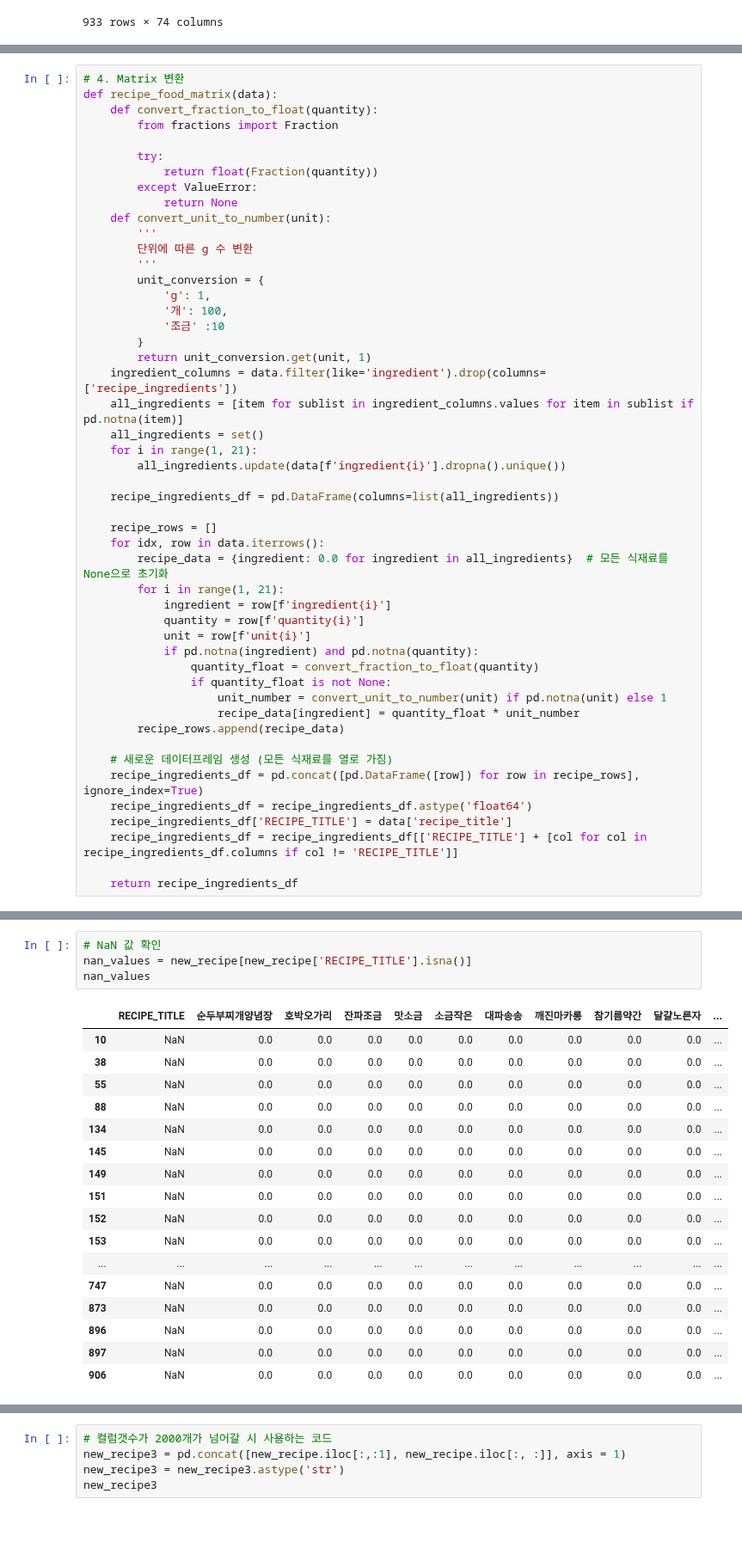
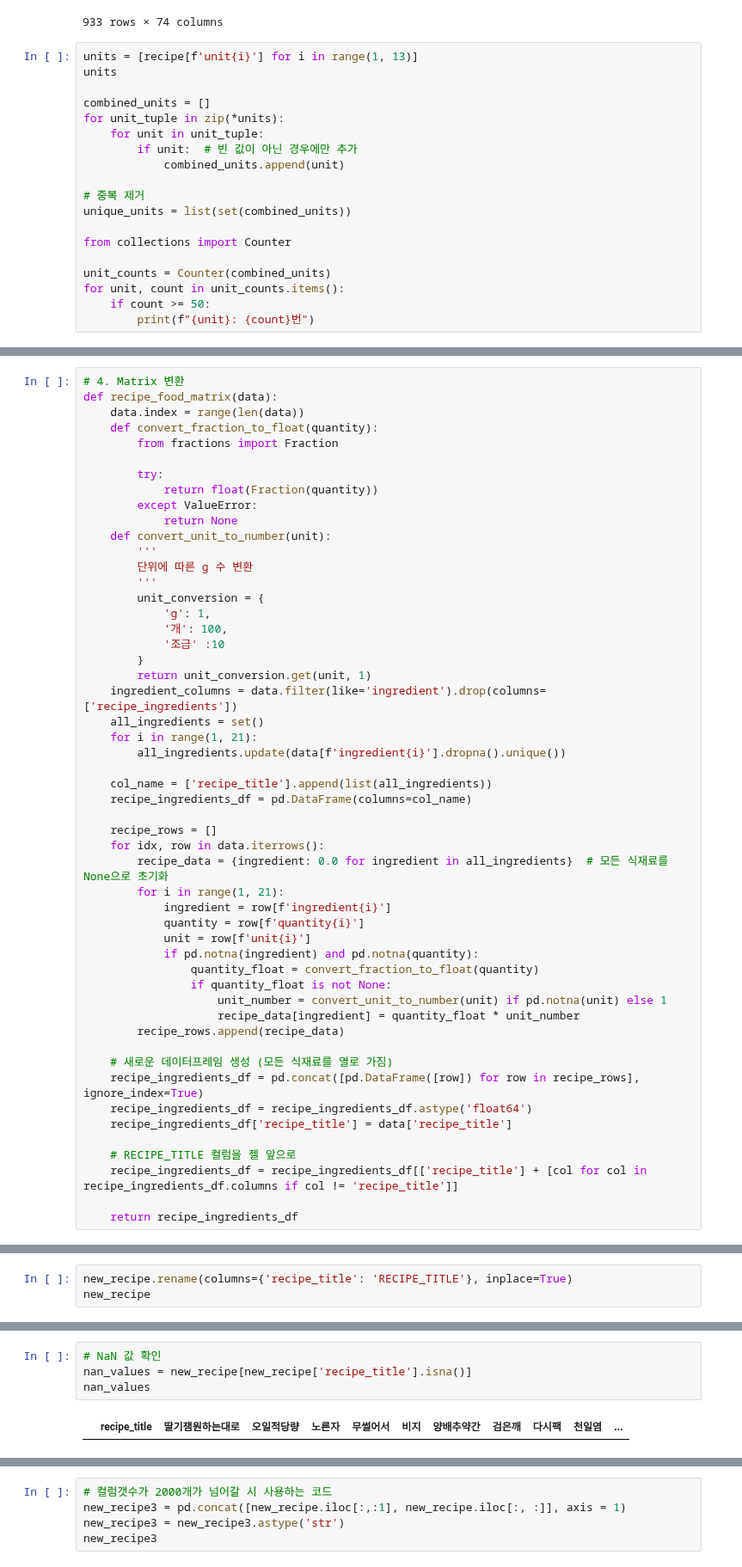
Before and after one commit to kwonhwijun/recipe, a Jupyter notebook: models/insertTest.ipynb, the cells around one changed output, grey strips where cells are left out. Shown at 86% size. Cells and saved outputs as stored; diff of their text form; blank space fills up the shorter version.

```diff
--- a/models/insertTest.ipynb
+++ b/models/insertTest.ipynb
@@ -186,3 +186,22 @@ Row 932: (다시마
 | 998 | < 간식> 감자칩 / 전자렌지 | {'재료': ['감자3개'], '양념': ['케첩적당량']} | 감자 | 3 | 개 | 케첩적당량 |  | None | ... |
 | 999 | 노오븐! 간단한 크렘브륄레 만들기 [NO BAKE] Crem... | {'재료': ['노른자4개', '우유300ml', '설탕50... | 노른자 | 4 | 개 | 우유 | 300 | ml | ... |
 933 rows × 74 columns
+# %%
+units = [recipe[f'unit{i}'] for i in range(1, 13)]
+units
+
+combined_units = []
+for unit_tuple in zip(*units):
+    for unit in unit_tuple:
+        if unit:  # 빈 값이 아닌 경우에만 추가
+            combined_units.append(unit)
+
+# 중복 제거
+unique_units = list(set(combined_units))
+
+from collections import Counter
+
+unit_counts = Counter(combined_units)
+for unit, count in unit_counts.items():
+    if count >= 50:
+        print(f"{unit}: {count}번")
@@ -189,6 +261,7 @@ Row 932: (다시마
 # %%
 # 4. Matrix 변환
 def recipe_food_matrix(data):
+    data.index = range(len(data))
     def convert_fraction_to_float(quantity):
         from fractions import Fraction
 
@@ -207,12 +280,12 @@ def recipe_food_matrix(data):
         }
         return unit_conversion.get(unit, 1)
     ingredient_columns = data.filter(like='ingredient').drop(columns=['recipe_ingredients'])
-    all_ingredients = [item for sublist in ingredient_columns.values for item in sublist if pd.notna(item)]
     all_ingredients = set()
     for i in range(1, 21):
         all_ingredients.update(data[f'ingredient{i}'].dropna().unique())
 
-    recipe_ingredients_df = pd.DataFrame(columns=list(all_ingredients))
+    col_name = ['recipe_title'].append(list(all_ingredients))
+    recipe_ingredients_df = pd.DataFrame(columns=col_name)
 
     recipe_rows = []
     for idx, row in data.iterrows():
@@ -231,8 +304,10 @@ def recipe_food_matrix(data):
     # 새로운 데이터프레임 생성 (모든 식재료를 열로 가짐)
     recipe_ingredients_df = pd.concat([pd.DataFrame([row]) for row in recipe_rows], ignore_index=True)
     recipe_ingredients_df = recipe_ingredients_df.astype('float64')
-    recipe_ingredients_df['RECIPE_TITLE'] = data['recipe_title']
-    recipe_ingredients_df = recipe_ingredients_df[['RECIPE_TITLE'] + [col for col in recipe_ingredients_df.columns if col != 'RECIPE_TITLE']]
+    recipe_ingredients_df['recipe_title'] = data['recipe_title']
+
+    # RECIPE_TITLE 컬럼을 젤 앞으로
+    recipe_ingredients_df = recipe_ingredients_df[['recipe_title'] + [col for col in recipe_ingredients_df.columns if col != 'recipe_title']]
 
     return recipe_ingredients_df
 # %%
@@ -255,0 +319,3 @@ new_recipe
+# %%
+new_recipe.rename(columns={'recipe_title': 'RECIPE_TITLE'}, inplace=True)
+new_recipe
@@ -275,23 +355,7 @@ new_recipe1
 933 rows × 999 columns
 # %%
 # NaN 값 확인
-nan_values = new_recipe[new_recipe['RECIPE_TITLE'].isna()]
+nan_values = new_recipe[new_recipe['recipe_title'].isna()]
 nan_values
 # %% [output]
-|  | RECIPE_TITLE | 순두부찌개양념장 | 호박오가리 | 잔파조금 | 맛소금 | 소금작은 | 대파송송 | 깨진마카롱 | 참기름약간 | 달걀노른자 | ... |
-| 10 | NaN | 0.0 | 0.0 | 0.0 | 0.0 | 0.0 | 0.0 | 0.0 | 0.0 | 0.0 | ... |
-| 38 | NaN | 0.0 | 0.0 | 0.0 | 0.0 | 0.0 | 0.0 | 0.0 | 0.0 | 0.0 | ... |
-| 55 | NaN | 0.0 | 0.0 | 0.0 | 0.0 | 0.0 | 0.0 | 0.0 | 0.0 | 0.0 | ... |
-| 88 | NaN | 0.0 | 0.0 | 0.0 | 0.0 | 0.0 | 0.0 | 0.0 | 0.0 | 0.0 | ... |
-| 134 | NaN | 0.0 | 0.0 | 0.0 | 0.0 | 0.0 | 0.0 | 0.0 | 0.0 | 0.0 | ... |
-| 145 | NaN | 0.0 | 0.0 | 0.0 | 0.0 | 0.0 | 0.0 | 0.0 | 0.0 | 0.0 | ... |
-| 149 | NaN | 0.0 | 0.0 | 0.0 | 0.0 | 0.0 | 0.0 | 0.0 | 0.0 | 0.0 | ... |
-| 151 | NaN | 0.0 | 0.0 | 0.0 | 0.0 | 0.0 | 0.0 | 0.0 | 0.0 | 0.0 | ... |
-| 152 | NaN | 0.0 | 0.0 | 0.0 | 0.0 | 0.0 | 0.0 | 0.0 | 0.0 | 0.0 | ... |
-| 153 | NaN | 0.0 | 0.0 | 0.0 | 0.0 | 0.0 | 0.0 | 0.0 | 0.0 | 0.0 | ... |
-| ... | ... | ... | ... | ... | ... | ... | ... | ... | ... | ... | ... |
-| 747 | NaN | 0.0 | 0.0 | 0.0 | 0.0 | 0.0 | 0.0 | 0.0 | 0.0 | 0.0 | ... |
-| 873 | NaN | 0.0 | 0.0 | 0.0 | 0.0 | 0.0 | 0.0 | 0.0 | 0.0 | 0.0 | ... |
-| 896 | NaN | 0.0 | 0.0 | 0.0 | 0.0 | 0.0 | 0.0 | 0.0 | 0.0 | 0.0 | ... |
-| 897 | NaN | 0.0 | 0.0 | 0.0 | 0.0 | 0.0 | 0.0 | 0.0 | 0.0 | 0.0 | ... |
-| 906 | NaN | 0.0 | 0.0 | 0.0 | 0.0 | 0.0 | 0.0 | 0.0 | 0.0 | 0.0 | ... |
+|  | recipe_title | 딸기잼원하는대로 | 오일적당량 | 노른자 | 무썰어서 | 비지 | 양배추약간 | 검은깨 | 다시팩 | 천일염 | ... |
```
Also changed, not shown: parts of 19 cells of this notebook, 1 other file.
